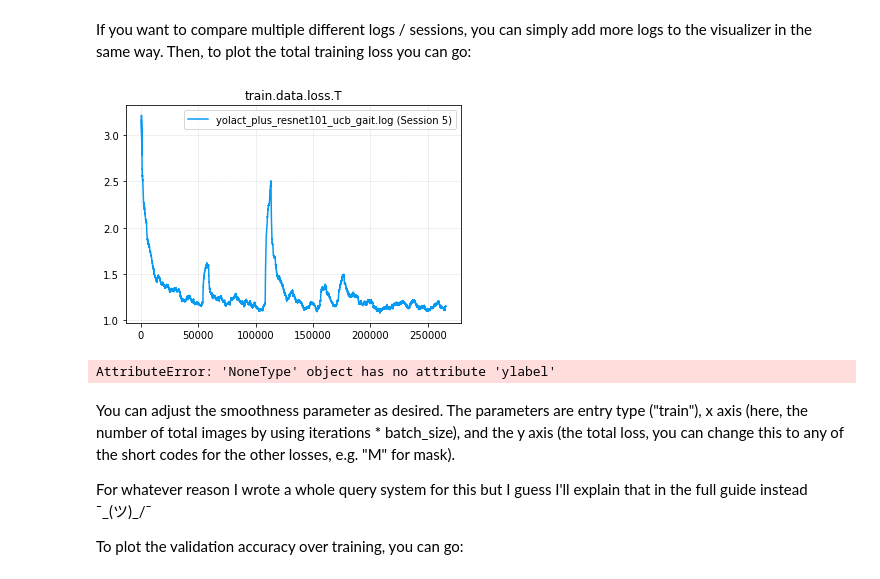
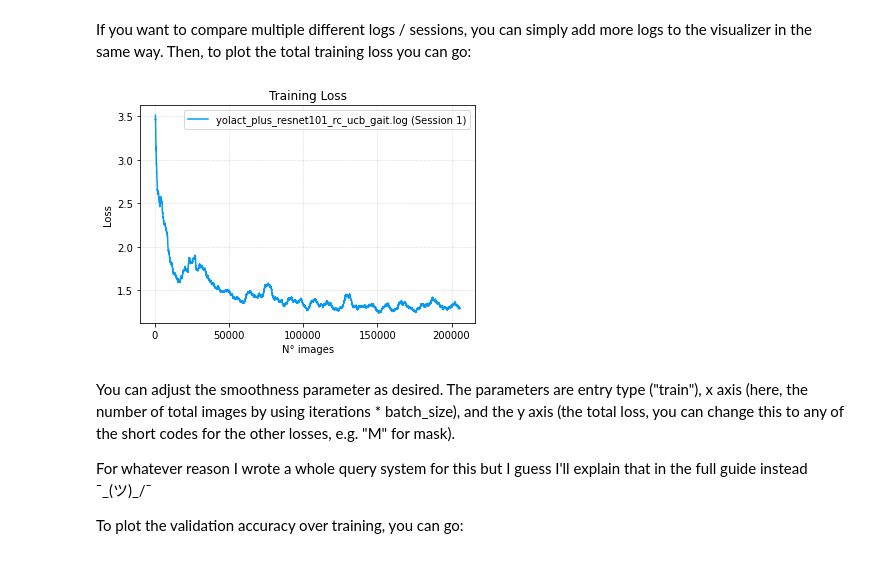
Before and after one commit to JosmarSuarez/yolact, a Jupyter notebook: yolact_visualizer.ipynb, the cells around one changed output. Saved outputs shown, nothing was run; the diff lists cells and outputs as text; code cells hidden in the pictures.

Commit message:
Added config and logs for new dataset train cropped_ucb_gait

```diff
--- a/yolact_visualizer.ipynb
+++ b/yolact_visualizer.ipynb
@@ -5,7 +6,7 @@ extracted from: https://github.com/dbolya/yolact/issues/78
 from utils.logger import LogVisualizer
 vis = LogVisualizer()
 # %%
-log_file = 'logs/yolact_plus_resnet101_ucb_gait.log'
+log_file = '/home/josmar/proyectos/yolact/logs/yolact_plus_resnet101_rc_ucb_gait.log'
 # %% [markdown]
 Each log file is split into training "sessions" where every time you restart / resume from training with the same config it opens up a new session. To check what sessions a log file has, simply run:
 # %%
@@ -20,16 +17,19 @@ Session   5:    53220 entries | 5:05:56 elapsed
 # %% [markdown]
 This will print out all the sessions in the log file along with how many iterations (entries) and the time elapsed in training that session. If you have resumed from training, you can also use multiple sessions, so pick out the session ids you want to use and then load that session (or sessions) with:
 # %%
-vis.add(log_file, session=5) # If multiple sessions, use a list of ids (14 and 19 is the longest)yolact_base.log(32 has square dataset)
+vis.add(log_file, session=1) # If multiple sessions, use a list of ids (14 and 19 is the longest)yolact_base.log(32 has square dataset)
 #logs/yolact_plus_resnet101_ucb_gait.log  Session 5 is square and the longest 3/11/20
 # %% [markdown]
 If you want to compare multiple different logs / sessions, you can simply add more logs to the visualizer in the same way. Then, to plot the total training loss you can go:
 # %%
-vis.plot('train', 'x.data.iter * s.data.batch_size', 'x.data.loss.T', smoothness=1000)
-vis
+train_fig = vis.plot('train', 'x.data.iter * s.data.batch_size', 'x.data.loss.T', smoothness=1000)
+plt.xlabel("N° images")
+plt.ylabel("Loss")
+plt.title("Training Loss")
+# plt.savefig("/home/josmar/proyectos/yolact/my_results/Plots/train_resnet101_ucb_gait.svg")
+plt.show()
 # %% [output]
-[figure, old version]
+[figure, new version]
-AttributeError: 'NoneType' object has no attribute 'ylabel'
 # %% [markdown]
 You can adjust the smoothness parameter as desired. The parameters are entry type ("train"), x axis (here, the number of total images by using iterations * batch_size), and the y axis (the total loss, you can change this to any of the short codes for the other losses, e.g. "M" for mask).
 
```
Also changed, not shown: parts of 6 cells of this notebook, 4 other files.
